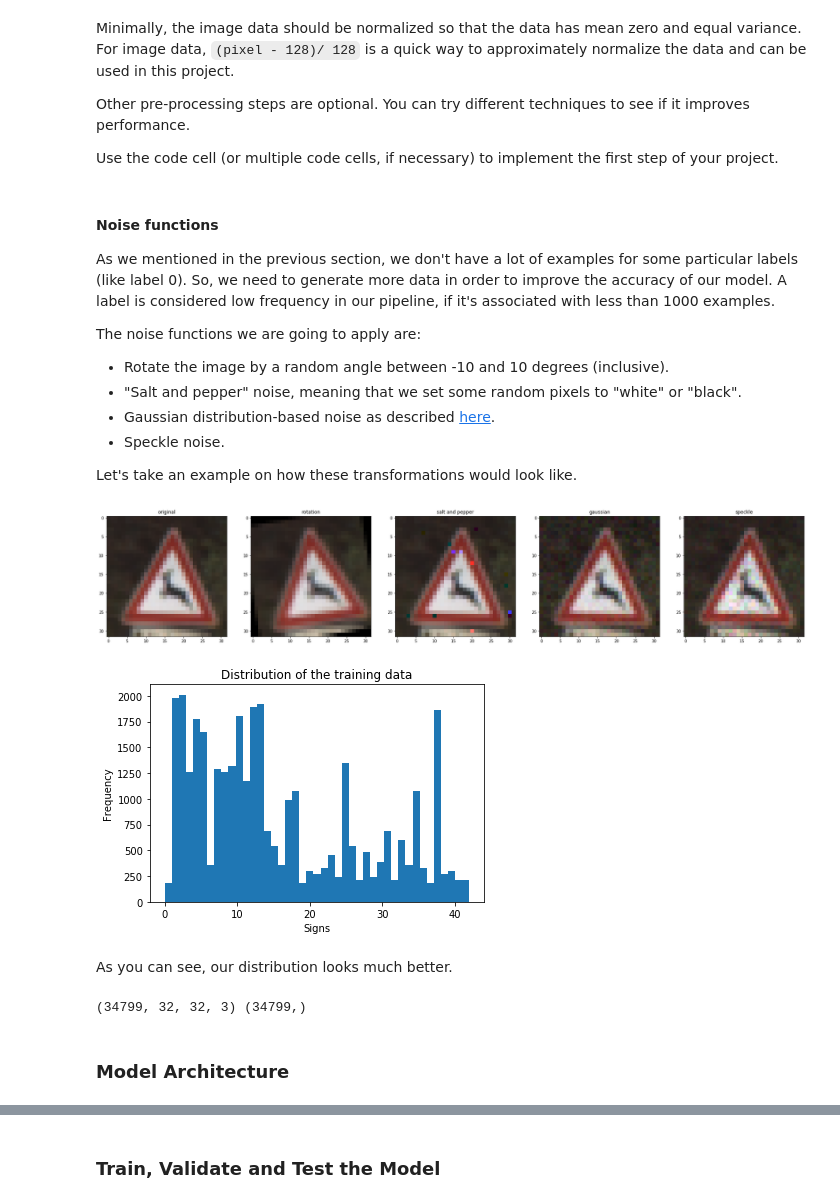
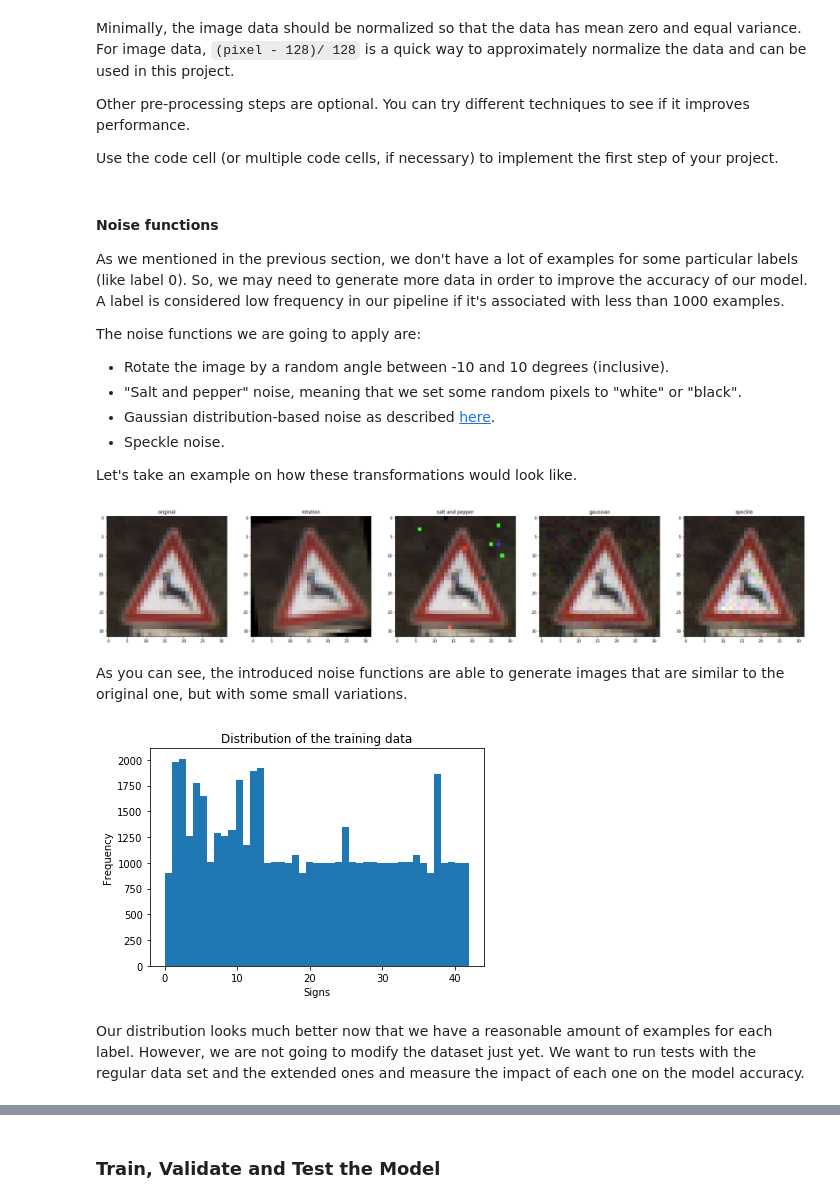
Before and after one commit to david89/self-driving-car-traffic-sign-classifier, a Jupyter notebook: notebook.ipynb, the cells around one changed output, grey strips where cells are left out. Drawn from its saved outputs; the diff is of its cells as text; code cells hidden in the pictures.

```diff
--- a/notebook.ipynb
+++ b/notebook.ipynb
@@ -157,7 +206,7 @@ Use the code cell (or multiple code cells, if necessary) to implement the first
 # %% [markdown]
 #### Noise functions
 
-As we mentioned in the previous section, we don't have a lot of examples for some particular labels (like label 0). So, we need to generate more data in order to improve the accuracy of our model. A label is considered low frequency in our pipeline, if it's associated with less than 1000 examples.
+As we mentioned in the previous section, we don't have a lot of examples for some particular labels (like label 0). So, we may need to generate more data in order to improve the accuracy of our model. A label is considered low frequency in our pipeline if it's associated with less than 1000 examples.
 
 The noise functions we are going to apply are:
 * Rotate the image by a random angle between -10 and 10 degrees (inclusive).
@@ -170,26 +219,26 @@ Let's take an example on how these transformations would look like.
 import cv2
 import skimage
 
-def _rotate_image(img: np.array, angle: int=5) -> np.array:
+def rotate_image(img: np.array, angle: int=5) -> np.array:
     """Rotates the given image `angle` degrees."""
     center = tuple(np.array(img.shape[1::-1]) / 2)
     rot_mat = cv2.getRotationMatrix2D(center, angle, 1.0)
     result = cv2.warpAffine(img, rot_mat, img.shape[1::-1], flags=cv2.INTER_LINEAR)
     return result
 
-def _salt_and_pepper(img: np.array) -> np.array:
+def salt_and_pepper(img: np.array) -> np.array:
     """Applies salt and pepper noise to the given image."""
     return skimage.util.random_noise(img, mode='s&p', amount=0.005)
 
-def _gaussian(img: np.array, var: float=0.0005) -> np.array:
+def gaussian(img: np.array, var: float=0.0005) -> np.array:
     """Applies Gaussian noise to the given image."""
     return skimage.util.random_noise(img, mode='gaussian', var=var)
 
-def _speckle(img: np.array, var: float=0.005) -> np.array:
+def speckle(img: np.array, var: float=0.005) -> np.array:
     """Applies Speckle noise to the given image."""
     return skimage.util.random_noise(img, mode='speckle', var=var)
 
-def _show_noise_on_image(img: np.array) -> None:
+def show_noise_on_image(img: np.array) -> None:
     fig = plt.figure(figsize=(32, 32))
     subplot = fig.add_subplot(1, 5, 1)
     subplot.title.set_text('original')
@@ -197,88 +246,70 @@ def _show_noise_on_image(img: np.array) -> None:
 
     subplot = fig.add_subplot(1, 5, 2)
     subplot.title.set_text('rotation')
-    plt.imshow(_rotate_image(img, angle=10))
+    plt.imshow(rotate_image(img, angle=10))
 
     subplot = fig.add_subplot(1, 5, 3)
     subplot.title.set_text('salt and pepper')
-    plt.imshow(_salt_and_pepper(img))
+    plt.imshow(salt_and_pepper(img))
 
     subplot = fig.add_subplot(1, 5, 4)
     subplot.title.set_text('gaussian')
-    plt.imshow(_gaussian(img))
+    plt.imshow(gaussian(img))
 
     subplot = fig.add_subplot(1, 5, 5)
     subplot.title.set_text('speckle')
-    plt.imshow(_speckle(img))
+    plt.imshow(speckle(img))
 
-_show_noise_on_image(X_train[500])
+show_noise_on_image(data.train_data()[0][500])
 # %% [output]
-[figure, old version]
+[figure, new version]
+# %% [markdown]
+As you can see, the introduced noise functions are able to generate images that are similar to the original one, but with some small variations.
 # %%
 from collections import defaultdict
 from typing import List, Tuple
 
-def _generate_fake_data(x: np.array, y: np.array, low_threshold: int=1000) -> Tuple[np.array, np.array]:
+def extend_data_set(x: np.array, y: np.array, low_threshold: int=1000) -> Tuple[np.array, np.array]:
     """Generates fake data in order to have a reasonable frequency for each label in our training set."""
-    return x, y
     dist_map = defaultdict(int)
-    for label in y_train:
+    for label in y:
         dist_map[label] += 1
 
     new_x = list(x)
     new_y = list(y)
     for img, label in zip(x, y):
         frequency = dist_map[label]
         if frequency > low_threshold:
             continue
 
         # Rotate image by a random degree between -10 and 10. Remember that randint uses a half open interval.
-        rotated_img = _rotate_image(img, angle=np.random.randint(-10, high=11))
+        rotated_img = rotate_image(img, angle=np.random.randint(-10, high=11))
         new_x.append(rotated_img)
         new_y.append(label)
 
-        salt_and_pepper_img = _salt_and_pepper(img)
+        salt_and_pepper_img = salt_and_pepper(img)
         new_x.append(salt_and_pepper_img)
         new_y.append(label)
 
-        gaussian_img = _gaussian(img)
+        gaussian_img = gaussian(img)
         new_x.append(gaussian_img)
         new_y.append(label)
 
-        speckle_img = _speckle(img)
+        speckle_img = speckle(img)
         new_x.append(speckle_img)
         new_y.append(label)
 
         dist_map[label] += 4
 
     return np.array(new_x), np.array(new_y)
 
-fake_X_train, fake_y_train = _generate_fake_data(X_train, y_train)
-show_distribution(fake_y_train, 'training')
+def show_new_distribution(data: Data):
+    X_train, y_train = data.train_data()
+    X_extended_train, y_extended_train = extend_data_set(X_train, y_train)
+    show_distribution(y_extended_train, data.n_classes(), 'training')
+
+show_new_distribution(data)
 # %% [output]
-[figure, old version]
+[figure, new version]
-# %% [markdown]
-As you can see, our distribution looks much better.
-# %%
-from sklearn.utils import shuffle
-import cv2
-
-def preprocess(x: np.array) -> np.array:
-    x = (x - 128.0) / 128.0
-    return x
-    return np.sum(x / 3, axis=3, keepdims=True)
-
-X_train = preprocess(X_train)
-X_train, y_train = shuffle(X_train, y_train)
-
-X_valid = preprocess(X_valid)
-X_valid, y_valid = shuffle(X_valid, y_valid)
-
-X_test = preprocess(X_test)
-X_test, y_test = shuffle(X_test, y_test)
-
-print(X_train.shape, y_train.shape)
-# %% [output]
-(34799, 32, 32, 3) (34799,)
-# %% [markdown]
-### Model Architecture
+# %% [markdown]
+Our distribution looks much better now that we have a reasonable amount of examples for each label. However, we are not going to modify the dataset just yet. We want to run tests with the regular data set and the extended ones and measure the impact of each one on the model accuracy.
```
Also changed, not shown: parts of 34 cells of this notebook, 30 other files.
